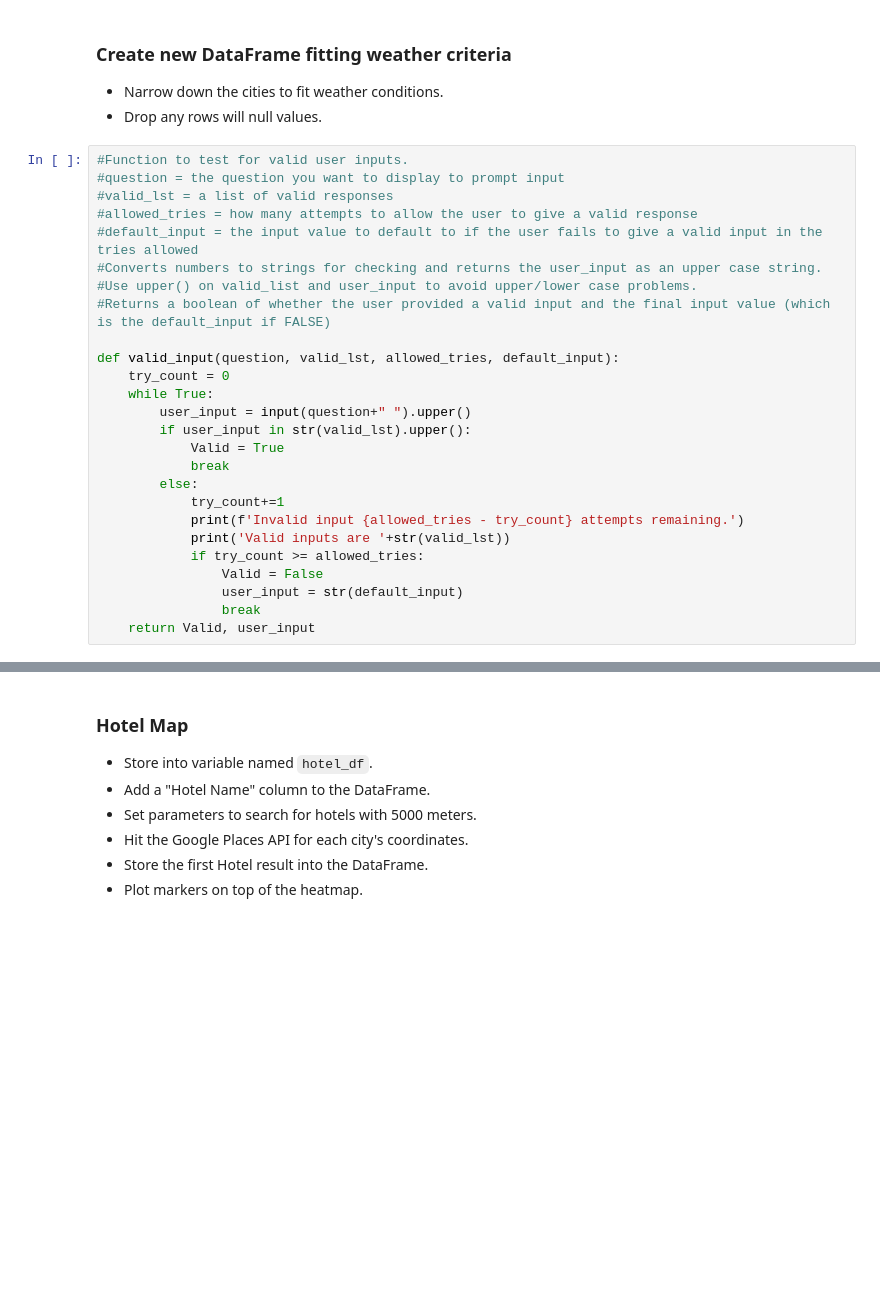
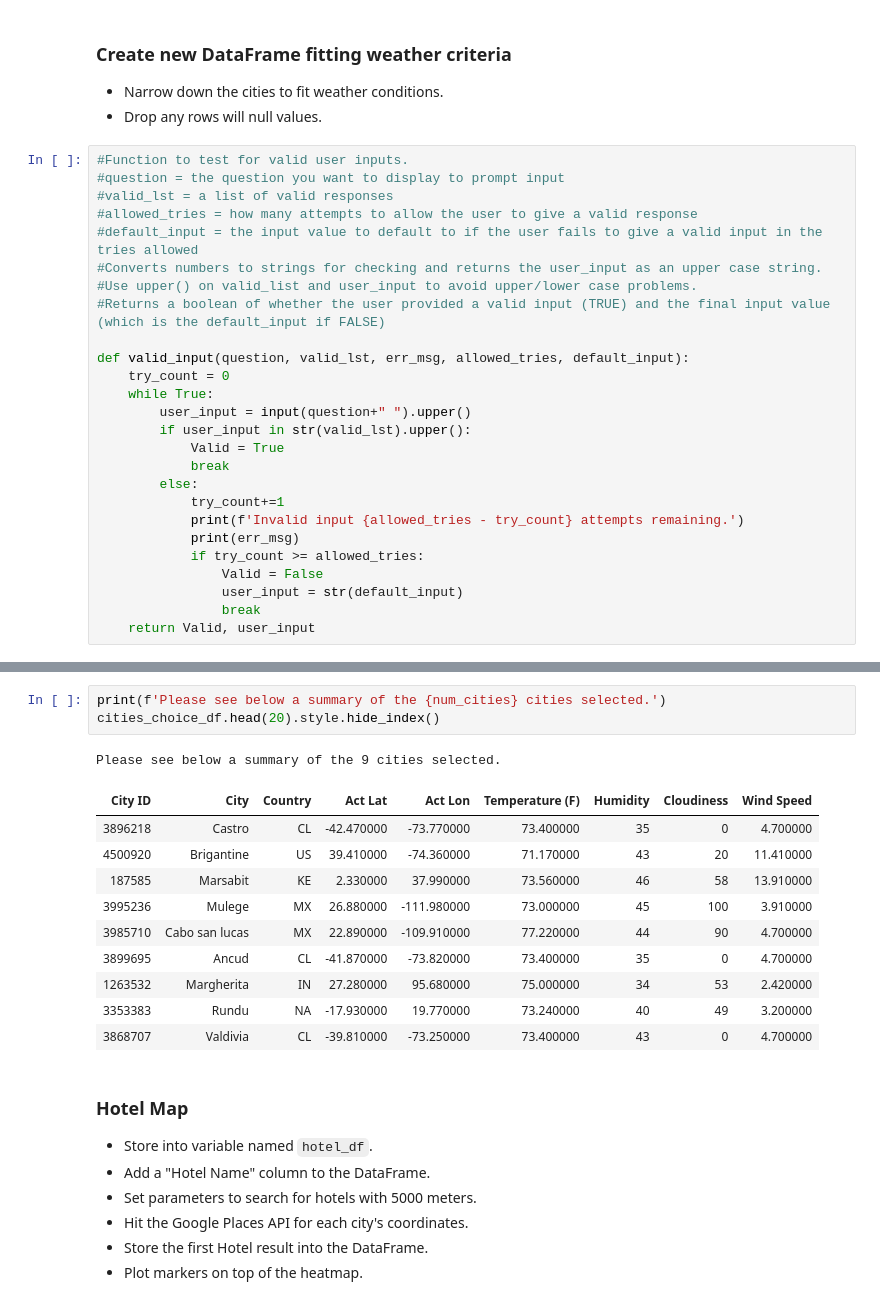
Before and after one commit to Terrence-Cummings/python-api-challenge, a Jupyter notebook: WeatherPy/VacationPy_v2.ipynb, the cells around one changed output, grey strips where cells are left out. Saved outputs shown, nothing was run; the diff lists cells and outputs as text; blank space fills up the shorter version.

```diff
--- a/WeatherPy/VacationPy_v2.ipynb
+++ b/WeatherPy/VacationPy_v2.ipynb
@@ -62,9 +77,9 @@ Figure(layout=FigureLayout(border='1px solid black', height='600px', margin='0 a
 #default_input = the input value to default to if the user fails to give a valid input in the tries allowed
 #Converts numbers to strings for checking and returns the user_input as an upper case string.
 #Use upper() on valid_list and user_input to avoid upper/lower case problems.
-#Returns a boolean of whether the user provided a valid input and the final input value (which is the default_input if FALSE)
+#Returns a boolean of whether the user provided a valid input (TRUE) and the final input value (which is the default_input if FALSE)
 
-def valid_input(question, valid_lst, allowed_tries, default_input):
+def valid_input(question, valid_lst, err_msg, allowed_tries, default_input):
     try_count = 0
     while True:
         user_input = input(question+" ").upper()
@@ -74,7 +89,7 @@ def valid_input(question, valid_lst, allowed_tries, default_input):
         else:
             try_count+=1
             print(f'Invalid input {allowed_tries - try_count} attempts remaining.')
-            print('Valid inputs are '+str(valid_lst))
+            print(err_msg)
             if try_count >= allowed_tries:
                 Valid = False
                 user_input = str(default_input)
@@ -158,3 +216,18 @@ You have selected to see destinations with temperature 45F, any wind conditions,
+# %%
+print(f'Please see below a summary of the {num_cities} cities selected.')
+cities_choice_df.head(20).style.hide_index()
+# %% [output]
+Please see below a summary of the 9 cities selected.
+| City ID | City | Country | Act Lat | Act Lon | Temperature (F) | Humidity | Cloudiness | Wind Speed |
+| 3896218 | Castro | CL | -42.470000 | -73.770000 | 73.400000 | 35 | 0 | 4.700000 |
+| 4500920 | Brigantine | US | 39.410000 | -74.360000 | 71.170000 | 43 | 20 | 11.410000 |
+| 187585 | Marsabit | KE | 2.330000 | 37.990000 | 73.560000 | 46 | 58 | 13.910000 |
+| 3995236 | Mulege | MX | 26.880000 | -111.980000 | 73.000000 | 45 | 100 | 3.910000 |
+| 3985710 | Cabo san lucas | MX | 22.890000 | -109.910000 | 77.220000 | 44 | 90 | 4.700000 |
+| 3899695 | Ancud | CL | -41.870000 | -73.820000 | 73.400000 | 35 | 0 | 4.700000 |
+| 1263532 | Margherita | IN | 27.280000 | 95.680000 | 75.000000 | 34 | 53 | 2.420000 |
+| 3353383 | Rundu | NA | -17.930000 | 19.770000 | 73.240000 | 40 | 49 | 3.200000 |
+| 3868707 | Valdivia | CL | -39.810000 | -73.250000 | 73.400000 | 43 | 0 | 4.700000 |
 # %% [markdown]
 ### Hotel Map
 * Store into variable named `hotel_df`.
```
Also changed, not shown: parts of 4 cells of this notebook, 14 other files.
